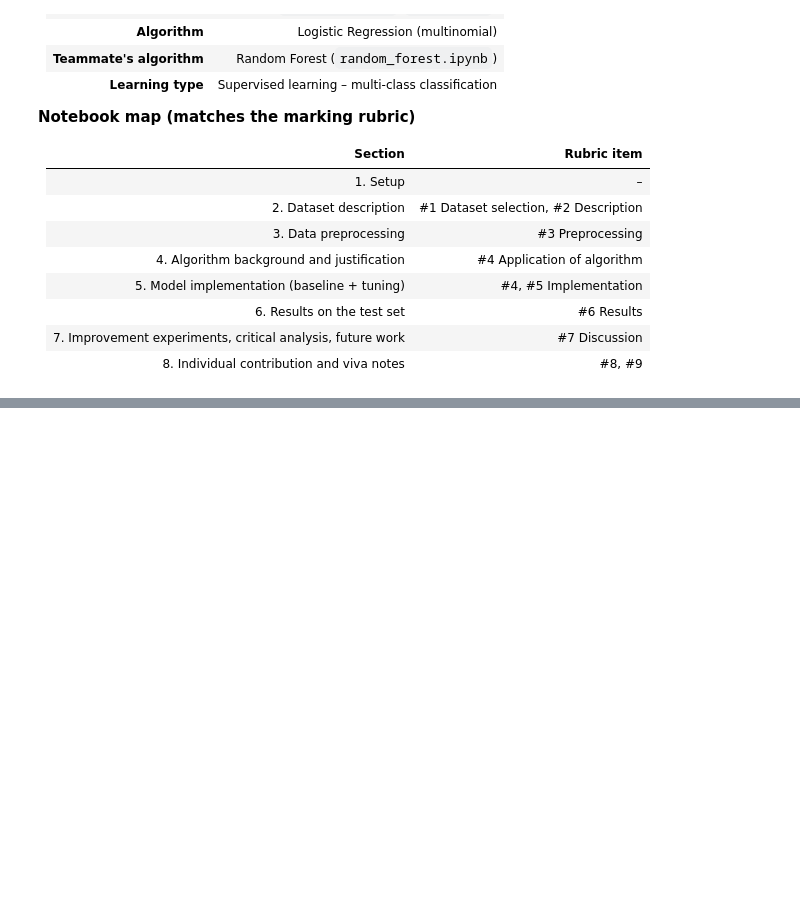
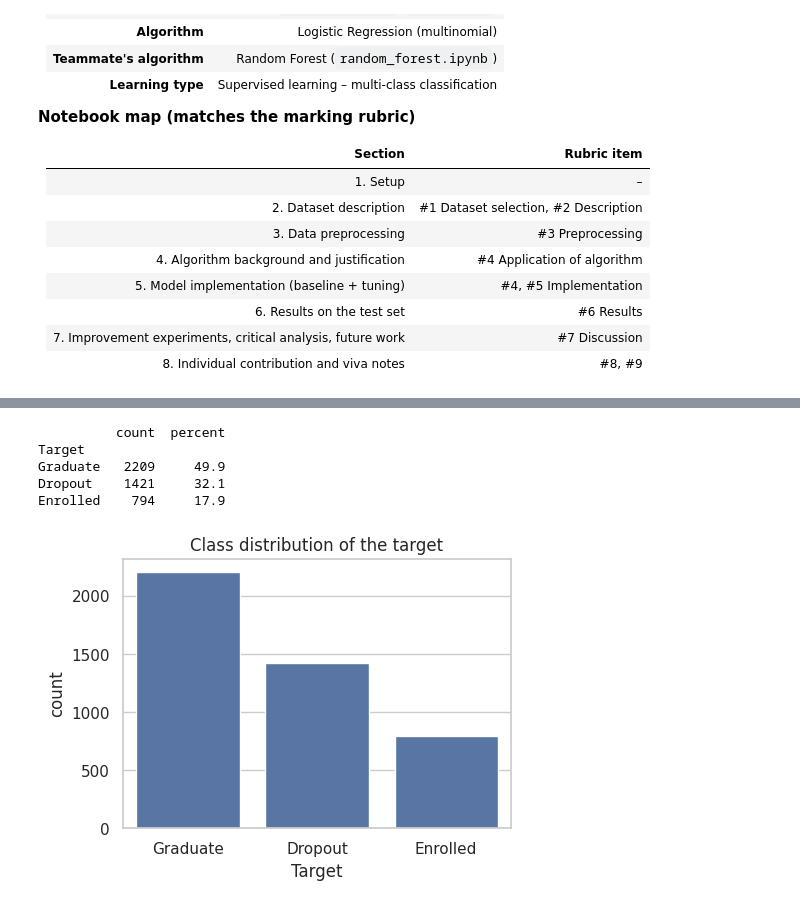
Before and after one commit to LoshithaAI/ML-Assignment, a Jupyter notebook: notebooks/logistic_regression.ipynb, the cells around one changed output, grey strips where cells are left out. Cells and saved outputs as stored; diff of their text form; code cells hidden in the pictures; blank space fills up the shorter version.

Commit message:
add dataset exploration and target distribution analysis

```diff
--- a/notebooks/logistic_regression.ipynb
+++ b/notebooks/logistic_regression.ipynb
@@ -59,3 +59,19 @@ from sklearn.metrics import (accuracy_score, f1_score, precision_score, recall_s
 warnings.filterwarnings("ignore")
 sns.set_theme(style="whitegrid")
 RANDOM_STATE = 42
+# %%
+# --- Load the dataset ------------------------------------------------------
+import os
+GITHUB_RAW_URL = "https://raw.githubusercontent.com/LoshithaAI/ML-Assignment/thuiyadura-lr-ms26923956/data/data.csv"
+
+for path in ["data.csv", "data/data.csv", "../data/data.csv"]:
+    if os.path.exists(path):
+        DATA_PATH = path
+        break
+else:
+    DATA_PATH = GITHUB_RAW_URL
+
+df = pd.read_csv(DATA_PATH, sep=";")
+df.columns = df.columns.str.strip()
+print("Loaded from:", DATA_PATH)
+print("Shape:", df.shape)
@@ -61,0 +130,16 @@ RANDOM_STATE = 42
+# %%
+# Class distribution of the target
+counts = df["Target"].value_counts()
+print(pd.DataFrame({"count": counts, "percent": (counts / len(df) * 100).round(1)}))
+
+plt.figure(figsize=(5, 3.5))
+sns.countplot(data=df, x="Target", order=counts.index)
+plt.title("Class distribution of the target")
+plt.show()
+# %% [output]
+          count  percent
+Target
+Graduate   2209     49.9
+Dropout    1421     32.1
+Enrolled    794     17.9
+[figure, added]
```
Also changed, not shown: parts of 4 cells of this notebook.
